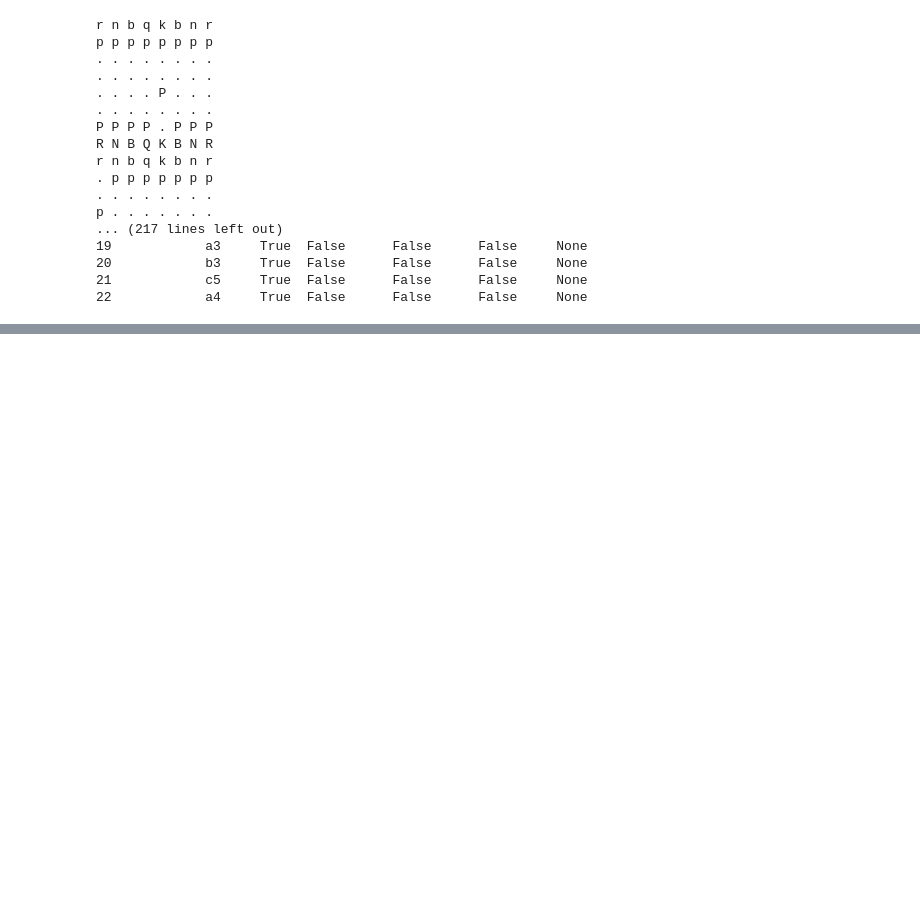
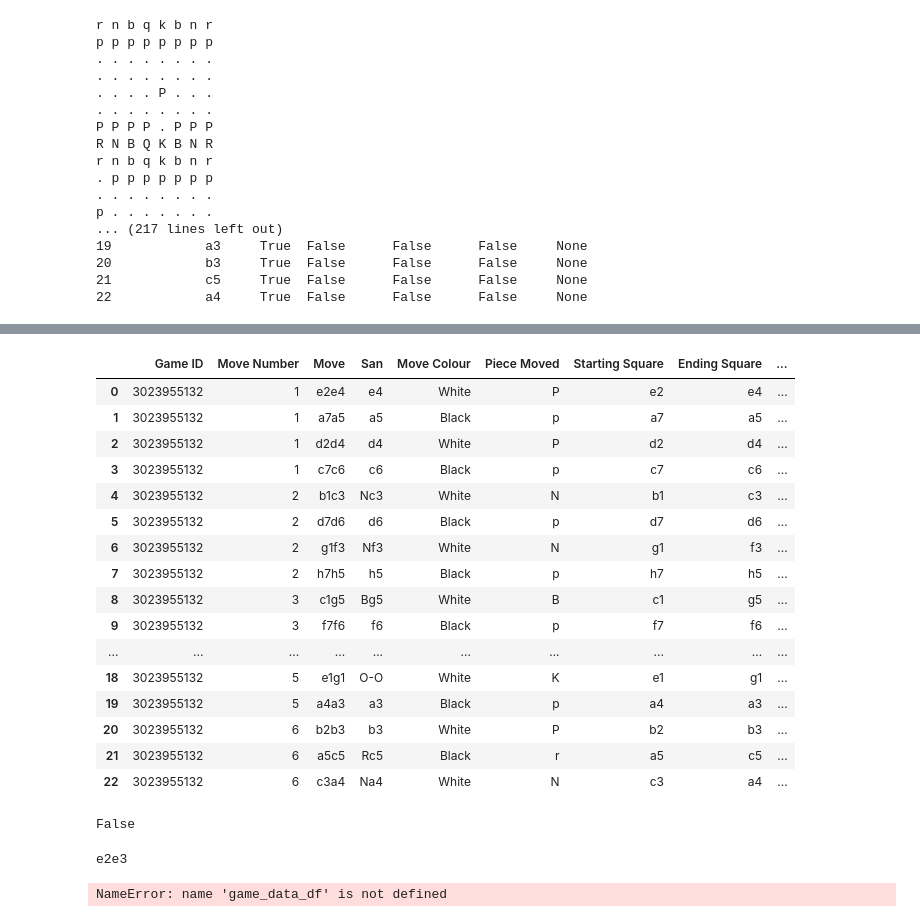
Before and after one commit to Chey-DB/Chess_Analysis, a Jupyter notebook: analysis.ipynb, the cells around one changed output, grey strips where cells are left out. Cells and saved outputs as stored; diff of their text form; code cells hidden in the pictures; blank space fills up the shorter version.

```diff
--- a/analysis.ipynb
+++ b/analysis.ipynb
@@ -183,0 +121,8 @@ dict(game.headers)
+# %%
+def extract_pgn(games_list):
+    pgn_list = []
+    for game in games_list:
+        pgn_list.append(game["pgn"])
+    return pgn_list
+# %%
+pgn_list = extract_pgn(live_games[:3])
@@ -225,0 +263,5 @@ p . . . . . . .
+# %%
+for pgn in pgn_list[:2]:
+    game_data, move_data = parse_pgn(pgn)
+    game_data_df = pd.DataFrame(game_data)
+    move_data_df = pd.DataFrame(game_data)
@@ -225,0 +334,34 @@ p . . . . . . .
+# %%
+move_data_df = pd.DataFrame(move_data)
+# %%
+move_data_df
+# %% [output]
+|  | Game ID | Move Number | Move | San | Move Colour | Piece Moved | Starting Square | Ending Square | ... |
+| 0 | 3023955132 | 1 | e2e4 | e4 | White | P | e2 | e4 | ... |
+| 1 | 3023955132 | 1 | a7a5 | a5 | Black | p | a7 | a5 | ... |
+| 2 | 3023955132 | 1 | d2d4 | d4 | White | P | d2 | d4 | ... |
+| 3 | 3023955132 | 1 | c7c6 | c6 | Black | p | c7 | c6 | ... |
+| 4 | 3023955132 | 2 | b1c3 | Nc3 | White | N | b1 | c3 | ... |
+| 5 | 3023955132 | 2 | d7d6 | d6 | Black | p | d7 | d6 | ... |
+| 6 | 3023955132 | 2 | g1f3 | Nf3 | White | N | g1 | f3 | ... |
+| 7 | 3023955132 | 2 | h7h5 | h5 | Black | p | h7 | h5 | ... |
+| 8 | 3023955132 | 3 | c1g5 | Bg5 | White | B | c1 | g5 | ... |
+| 9 | 3023955132 | 3 | f7f6 | f6 | Black | p | f7 | f6 | ... |
+| ... | ... | ... | ... | ... | ... | ... | ... | ... | ... |
+| 18 | 3023955132 | 5 | e1g1 | O-O | White | K | e1 | g1 | ... |
+| 19 | 3023955132 | 5 | a4a3 | a3 | Black | p | a4 | a3 | ... |
+| 20 | 3023955132 | 6 | b2b3 | b3 | White | P | b2 | b3 | ... |
+| 21 | 3023955132 | 6 | a5c5 | Rc5 | Black | r | a5 | c5 | ... |
+| 22 | 3023955132 | 6 | c3a4 | Na4 | White | N | c3 | a4 | ... |
+# %%
+board.is_capture(move)
+# %% [output]
+False
+# %%
+print(move)
+# %% [output]
+e2e3
+# %%
+game_data_df
+# %% [output]
+NameError: name 'game_data_df' is not defined
```
Also changed, not shown: parts of 16 cells of this notebook, 3 other files.
